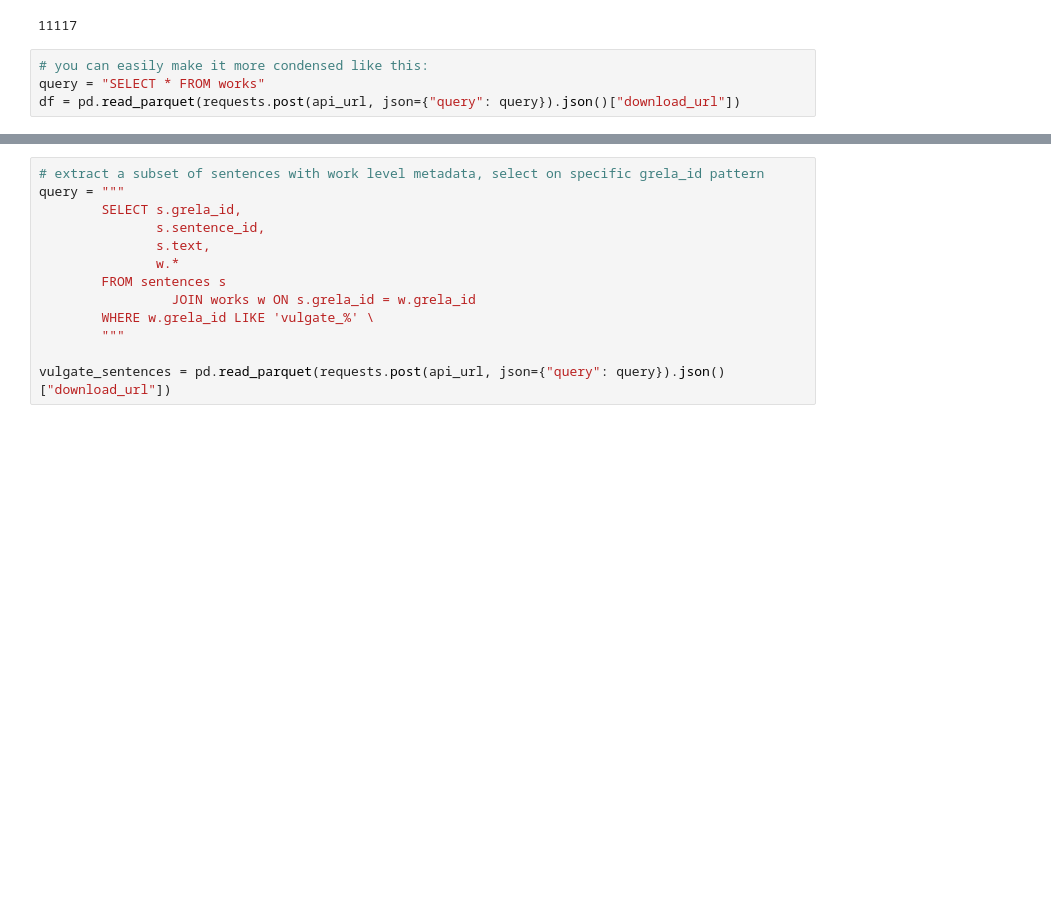
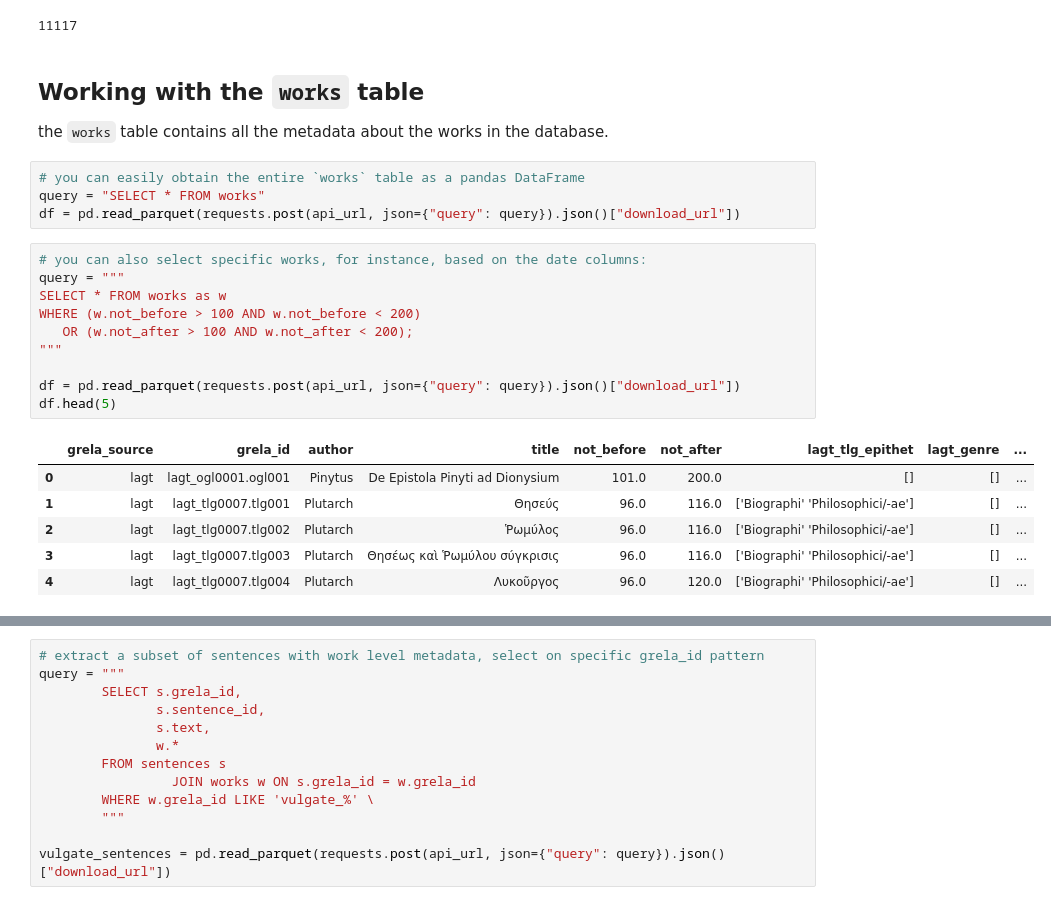
Before and after one commit to CCS-ZCU/GreLa, a Jupyter notebook: scripts/GreLa-API_getting-started.ipynb, the cells around one changed output, grey strips where cells are left out. Saved outputs shown, nothing was run; the diff lists cells and outputs as text; blank space fills up the shorter version.

Commit message:
grela API working

```diff
--- a/scripts/GreLa-API_getting-started.ipynb
+++ b/scripts/GreLa-API_getting-started.ipynb
@@ -57,7 +57,28 @@ df = pd.read_parquet(download_url)
 len(df)
 # %% [output]
 11117
+# %% [markdown]
+## Working with the `works` table
+
+the `works` table contains all the metadata about the works in the database.
 # %%
-# you can easily make it more condensed like this:
+# you can easily obtain the entire `works` table as a pandas DataFrame
 query = "SELECT * FROM works"
 df = pd.read_parquet(requests.post(api_url, json={"query": query}).json()["download_url"])
+# %%
+# you can also select specific works, for instance, based on the date columns:
+query = """
+SELECT * FROM works as w
+WHERE (w.not_before > 100 AND w.not_before < 200)
+   OR (w.not_after > 100 AND w.not_after < 200);
+"""
+
+df = pd.read_parquet(requests.post(api_url, json={"query": query}).json()["download_url"])
+df.head(5)
+# %% [output]
+|  | grela_source | grela_id | author | title | not_before | not_after | lagt_tlg_epithet | lagt_genre | ... |
+| 0 | lagt | lagt_ogl0001.ogl001 | Pinytus | De Epistola Pinyti ad Dionysium | 101.0 | 200.0 | [] | [] | ... |
+| 1 | lagt | lagt_tlg0007.tlg001 | Plutarch | Θησεύς | 96.0 | 116.0 | ['Biographi' 'Philosophici/-ae'] | [] | ... |
+| 2 | lagt | lagt_tlg0007.tlg002 | Plutarch | Ῥωμύλος | 96.0 | 116.0 | ['Biographi' 'Philosophici/-ae'] | [] | ... |
+| 3 | lagt | lagt_tlg0007.tlg003 | Plutarch | Θησέως καὶ Ῥωμύλου σύγκρισις | 96.0 | 116.0 | ['Biographi' 'Philosophici/-ae'] | [] | ... |
+| 4 | lagt | lagt_tlg0007.tlg004 | Plutarch | Λυκοῦργος | 96.0 | 120.0 | ['Biographi' 'Philosophici/-ae'] | [] | ... |
```
Also changed, not shown: parts of 24 cells of this notebook, 1 other file.
